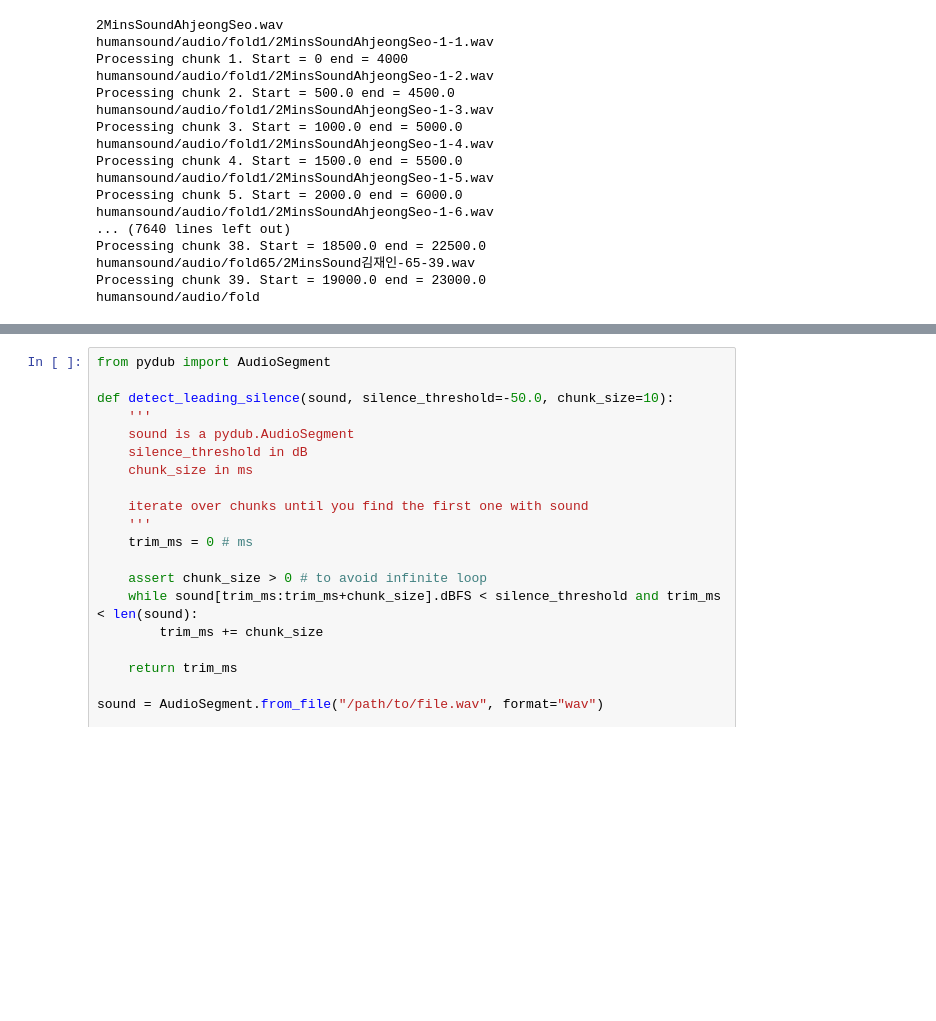
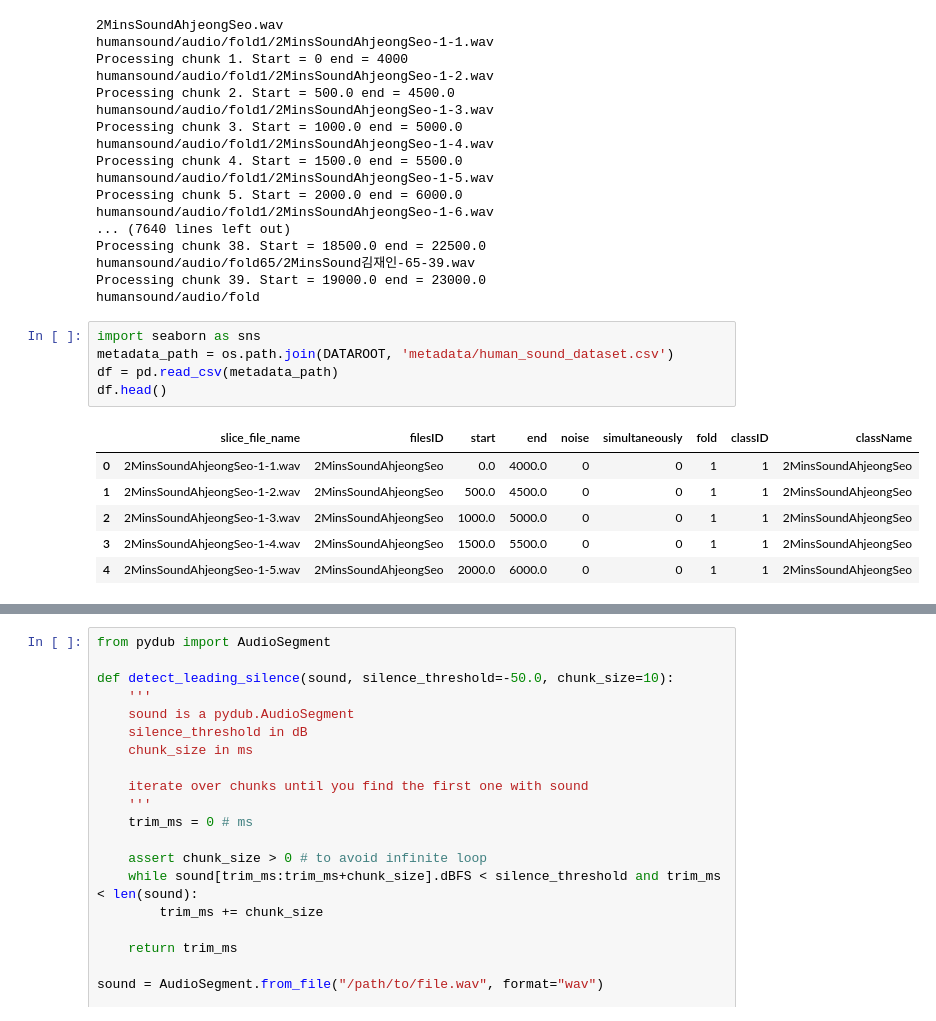
Before and after one commit to haithienld/human-voice-classification, a Jupyter notebook: splitAudioFile.ipynb, the cells around one changed output, grey strips where cells are left out. Cells and saved outputs as stored; diff of their text form; blank space fills up the shorter version.

```diff
--- a/splitAudioFile.ipynb
+++ b/splitAudioFile.ipynb
@@ -266,3 +285,15 @@ Processing chunk 38. Start = 18500.0 end = 22500.0
 humansound/audio/fold65/2MinsSound김재인-65-39.wav
 Processing chunk 39. Start = 19000.0 end = 23000.0
 humansound/audio/fold
+# %%
+import seaborn as sns
+metadata_path = os.path.join(DATAROOT, 'metadata/human_sound_dataset.csv')
+df = pd.read_csv(metadata_path)
+df.head()
+# %% [output]
+|  | slice_file_name | filesID | start | end | noise | simultaneously | fold | classID | className |
+| 0 | 2MinsSoundAhjeongSeo-1-1.wav | 2MinsSoundAhjeongSeo | 0.0 | 4000.0 | 0 | 0 | 1 | 1 | 2MinsSoundAhjeongSeo |
+| 1 | 2MinsSoundAhjeongSeo-1-2.wav | 2MinsSoundAhjeongSeo | 500.0 | 4500.0 | 0 | 0 | 1 | 1 | 2MinsSoundAhjeongSeo |
+| 2 | 2MinsSoundAhjeongSeo-1-3.wav | 2MinsSoundAhjeongSeo | 1000.0 | 5000.0 | 0 | 0 | 1 | 1 | 2MinsSoundAhjeongSeo |
+| 3 | 2MinsSoundAhjeongSeo-1-4.wav | 2MinsSoundAhjeongSeo | 1500.0 | 5500.0 | 0 | 0 | 1 | 1 | 2MinsSoundAhjeongSeo |
+| 4 | 2MinsSoundAhjeongSeo-1-5.wav | 2MinsSoundAhjeongSeo | 2000.0 | 6000.0 | 0 | 0 | 1 | 1 | 2MinsSoundAhjeongSeo |
```
Also changed, not shown: parts of 6 cells of this notebook, 4 other files.
